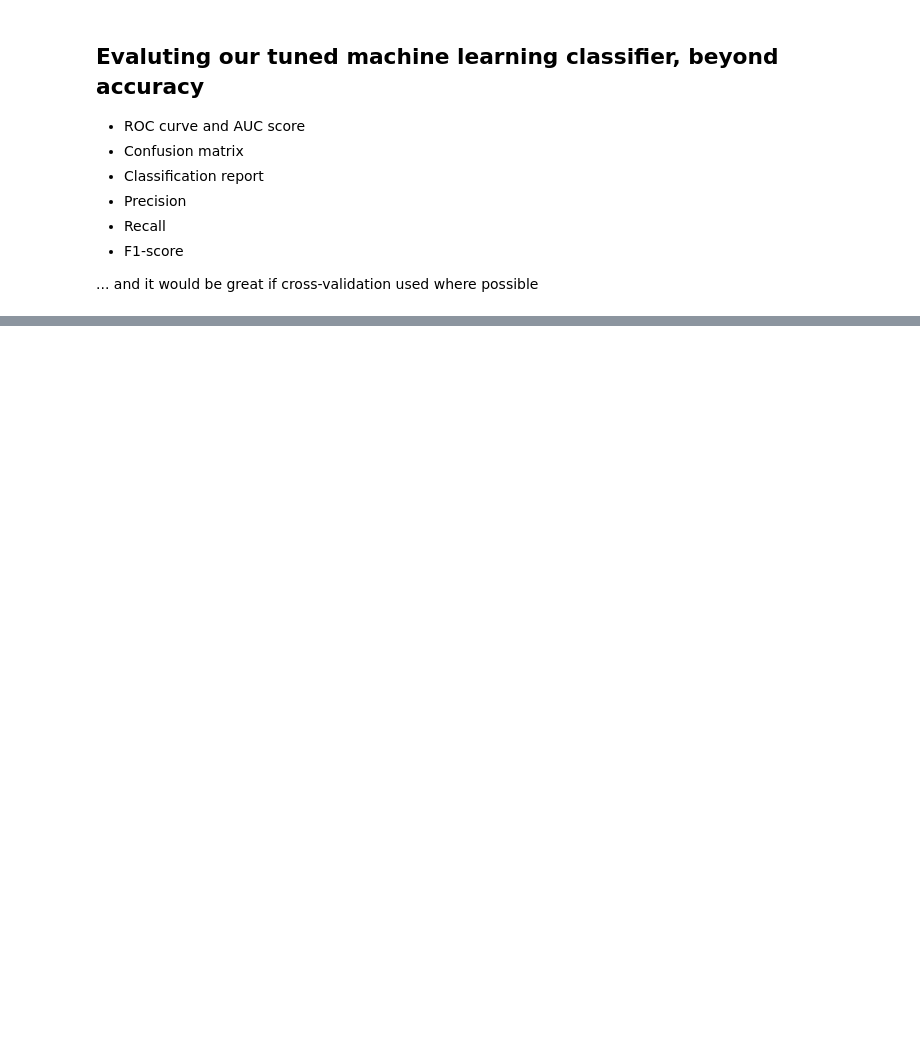
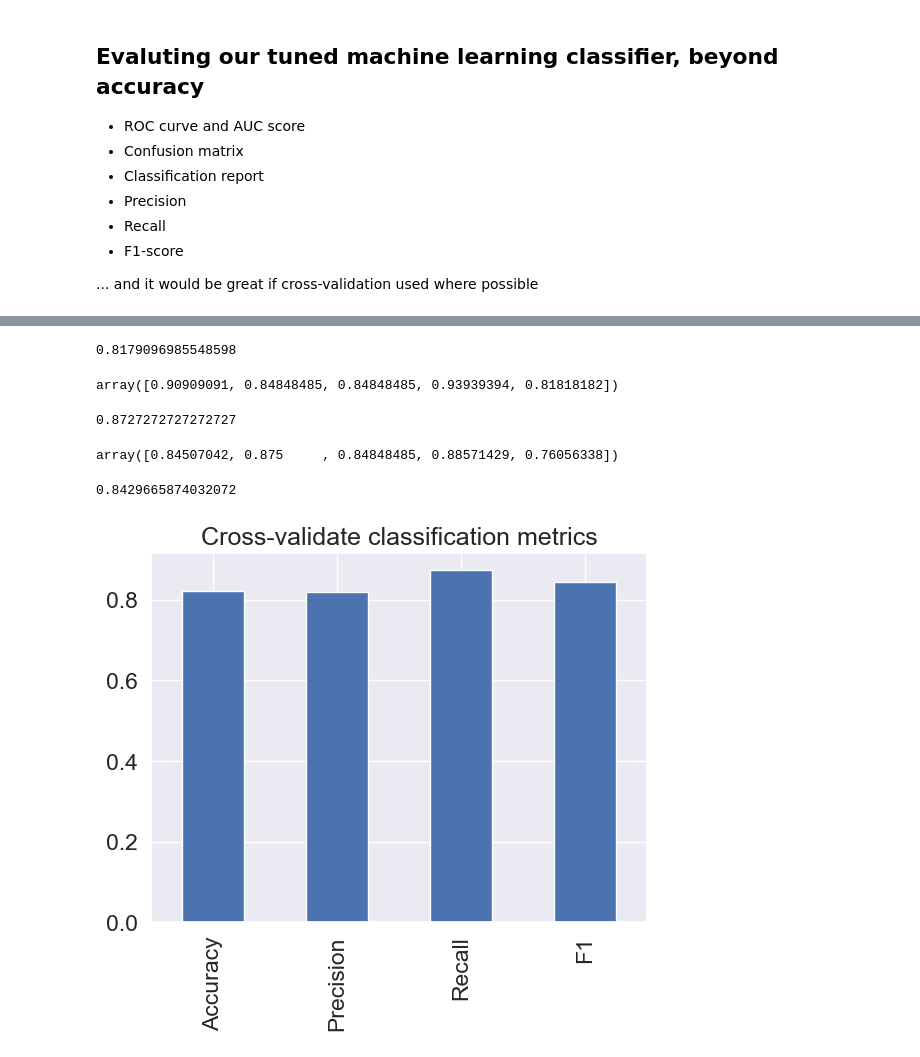
Before and after one commit to ArefJafary/heart-disease-classification, a Jupyter notebook: end-to-end-heart-disease-classification.ipynb, the cells around one changed output, grey strips where cells are left out. Drawn from its saved outputs; the diff is of its cells as text; code cells hidden in the pictures; blank space fills up the shorter version.

```diff
--- a/end-to-end-heart-disease-classification.ipynb
+++ b/end-to-end-heart-disease-classification.ipynb
@@ -740,0 +789,47 @@ plt.show()
+# %%
+cv_pre = cv_pre.mean()
+cv_pre
+# %% [output]
+0.8179096985548598
+# %%
+# Cross-validated recall
+cv_recall = cross_val_score(clf,
+                        X,
+                        y,
+                        cv=5,
+                        scoring="recall")
+cv_recall
+# %% [output]
+array([0.90909091, 0.84848485, 0.84848485, 0.93939394, 0.81818182])
+# %%
+cv_recall = cv_recall.mean()
+cv_recall
+# %% [output]
+0.8727272727272727
+# %%
+# Cross-validated f1-score
+cv_f1 = cross_val_score(clf,
+                        X,
+                        y,
+                        cv=5,
+                        scoring="f1")
+cv_f1
+# %% [output]
+array([0.84507042, 0.875     , 0.84848485, 0.88571429, 0.76056338])
+# %%
+cv_f1 = cv_f1.mean()
+cv_f1
+# %% [output]
+0.8429665874032072
+# %%
+# Visualize cross-validated metrics
+cv_metrics = pd.DataFrame({"Accuracy":cv_acc,
+                           "Precision":cv_pre,
+                          "Recall" : cv_recall,
+                          "F1": cv_f1},
+                         index=[0])
+
+cv_metrics.T.plot.bar(title = "Cross-validate classification metrics",
+                    legend=False);
+# %% [output]
+[figure, added]
```
Also changed, not shown: parts of 24 cells of this notebook.
